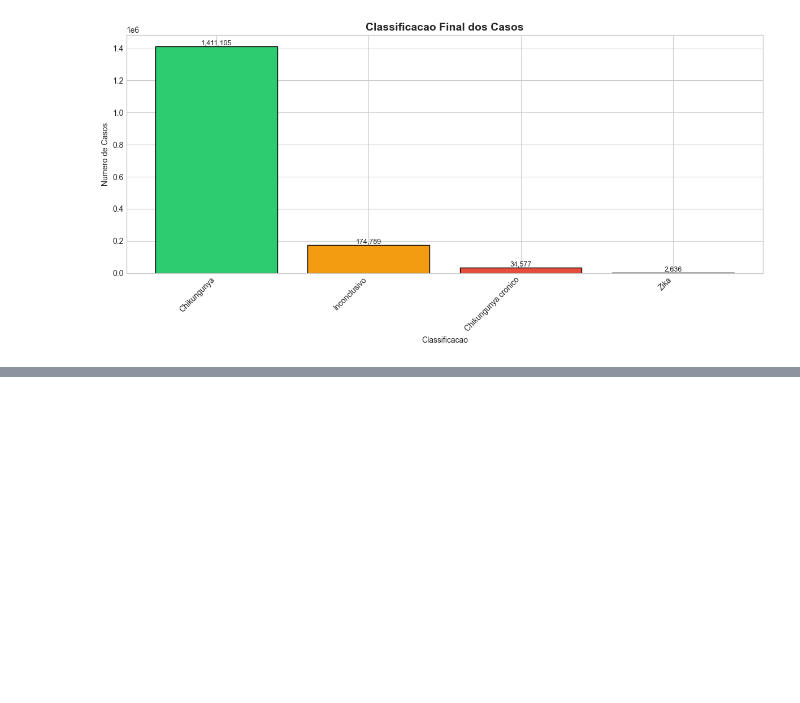
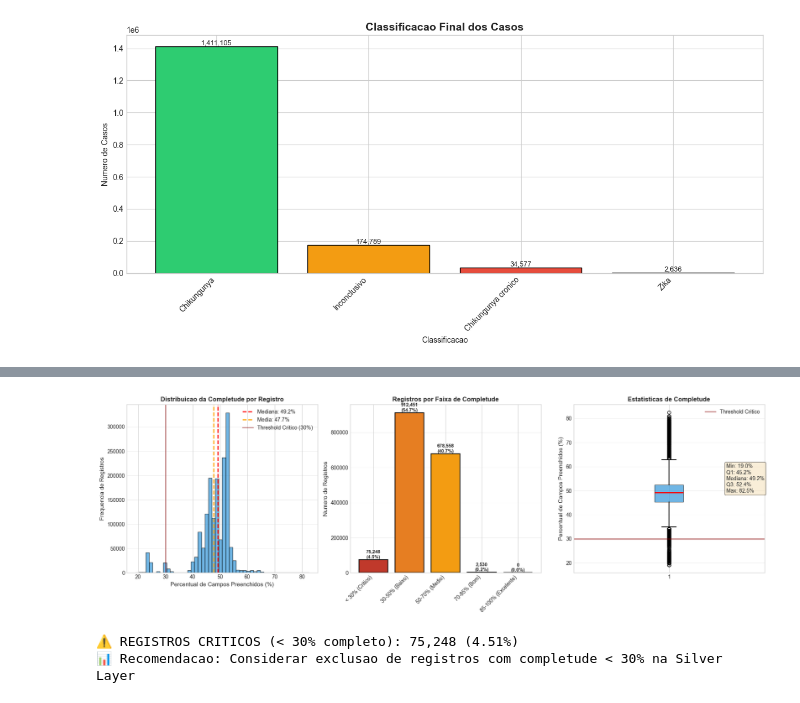
Before and after one commit to ArthurGabrieel/etl-dengue-2025, a Jupyter notebook: Trasformer/bronze_analysis.ipynb, the cells around one changed output, grey strips where cells are left out. Drawn from its saved outputs; the diff is of its cells as text; code cells hidden in the pictures; blank space fills up the shorter version.

```diff
--- a/Trasformer/bronze_analysis.ipynb
+++ b/Trasformer/bronze_analysis.ipynb
@@ -200,0 +213,80 @@ if 'CLASSI_FIN' in df.columns:
+# %%
+# Grafico 7: Completude de Dados por Registro
+# Calcular percentual de campos preenchidos por registro
+pct_preenchido = ((df.notna().sum(axis=1) / len(df.columns)) * 100)
+
+# Criar faixas de completude
+faixas_completude = pd.cut(pct_preenchido,
+                           bins=[0, 30, 50, 70, 85, 100],
+                           labels=['< 30% (Critico)', '30-50% (Baixo)',
+                                  '50-70% (Medio)', '70-85% (Bom)',
+                                  '85-100% (Excelente)'])
+
+completude_counts = faixas_completude.value_counts().sort_index()
+
+fig, (ax1, ax2, ax3) = plt.subplots(1, 3, figsize=(18, 6))
+
+# Histograma
+ax1.hist(pct_preenchido, bins=50, color='#3498db', edgecolor='black', alpha=0.7)
+ax1.axvline(pct_preenchido.median(), color='red', linestyle='--', linewidth=2,
+           label=f'Mediana: {pct_preenchido.median():.1f}%')
+ax1.axvline(pct_preenchido.mean(), color='orange', linestyle='--', linewidth=2,
+           label=f'Media: {pct_preenchido.mean():.1f}%')
+ax1.axvline(30, color='darkred', linestyle='-', linewidth=2, alpha=0.5,
+           label='Threshold Critico (30%)')
+ax1.set_xlabel('Percentual de Campos Preenchidos (%)', fontsize=11)
+ax1.set_ylabel('Frequencia de Registros', fontsize=11)
+ax1.set_title('Distribuicao da Completude por Registro', fontsize=12, fontweight='bold')
+ax1.legend()
+ax1.grid(axis='y', alpha=0.3)
+
+# Barras por faixa
+colors_faixas = ['#c0392b', '#e67e22', '#f39c12', '#3498db', '#2ecc71']
+bars = ax2.bar(range(len(completude_counts)), completude_counts.values,
+              color=colors_faixas, edgecolor='black', linewidth=1.5)
+
+for bar, val in zip(bars, completude_counts.values):
+    ax2.text(bar.get_x() + bar.get_width()/2., bar.get_height(),
+            f'{val:,}\n({val/len(df)*100:.1f}%)',
+            ha='center', va='bottom', fontsize=9, fontweight='bold')
+
+ax2.set_xticks(range(len(completude_counts)))
+ax2.set_xticklabels(completude_counts.index, rotation=45, ha='right')
+ax2.set_ylabel('Numero de Registros', fontsize=11)
+ax2.set_title('Registros por Faixa de Completude', fontsize=12, fontweight='bold')
+ax2.grid(axis='y', alpha=0.3)
+
+# Box plot
+bp = ax3.boxplot(pct_preenchido, vert=True, patch_artist=True,
+                boxprops=dict(facecolor='#3498db', alpha=0.7),
+                medianprops=dict(color='red', linewidth=2),
+                whiskerprops=dict(linewidth=1.5),
+                capprops=dict(linewidth=1.5))
+
+ax3.axhline(y=30, color='darkred', linestyle='-', linewidth=2, alpha=0.5,
+           label='Threshold Critico')
+ax3.set_ylabel('Percentual de Campos Preenchidos (%)', fontsize=11)
+ax3.set_title('Estatisticas de Completude', fontsize=12, fontweight='bold')
+ax3.legend()
+ax3.grid(axis='y', alpha=0.3)
+
+# Adicionar estatisticas
+stats_text = f'Min: {pct_preenchido.min():.1f}%\n'
+stats_text += f'Q1: {pct_preenchido.quantile(0.25):.1f}%\n'
+stats_text += f'Mediana: {pct_preenchido.median():.1f}%\n'
+stats_text += f'Q3: {pct_preenchido.quantile(0.75):.1f}%\n'
+stats_text += f'Max: {pct_preenchido.max():.1f}%'
+ax3.text(1.3, pct_preenchido.median(), stats_text,
+        fontsize=10, bbox=dict(boxstyle='round', facecolor='wheat', alpha=0.5))
+
+plt.tight_layout()
+plt.show()
+
+# Calcular registros criticos
+criticos = (pct_preenchido < 30).sum()
+print(f"\n⚠️ REGISTROS CRITICOS (< 30% completo): {criticos:,} ({criticos/len(df)*100:.2f}%)")
+print(f"📊 Recomendacao: Considerar exclusao de registros com completude < 30% na Silver Layer")
+# %% [output]
+[figure, added]
+⚠️ REGISTROS CRITICOS (< 30% completo): 75,248 (4.51%)
+📊 Recomendacao: Considerar exclusao de registros com completude < 30% na Silver Layer
```
Also changed, not shown: parts of 1 cell of this notebook.
